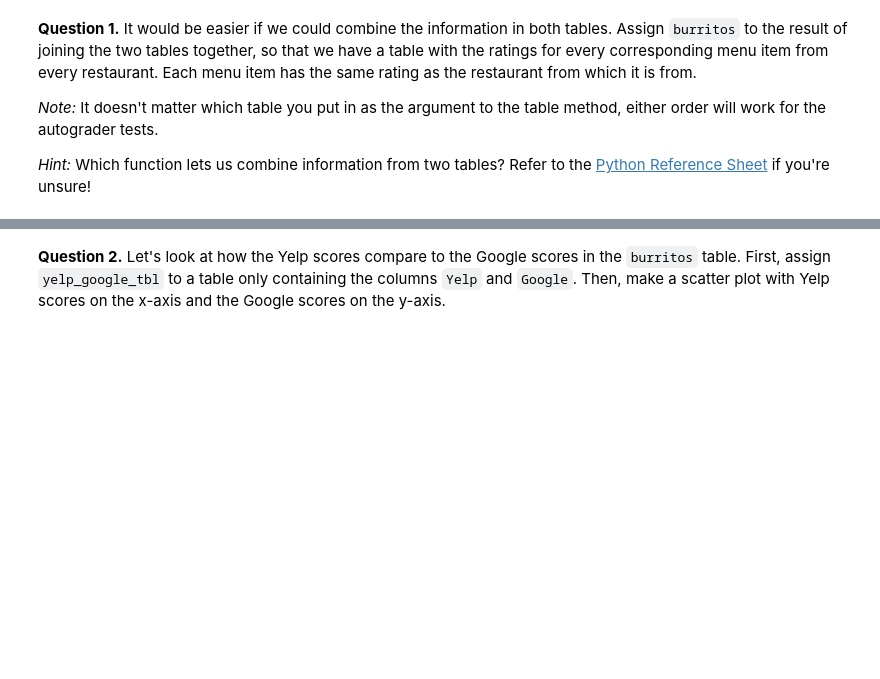
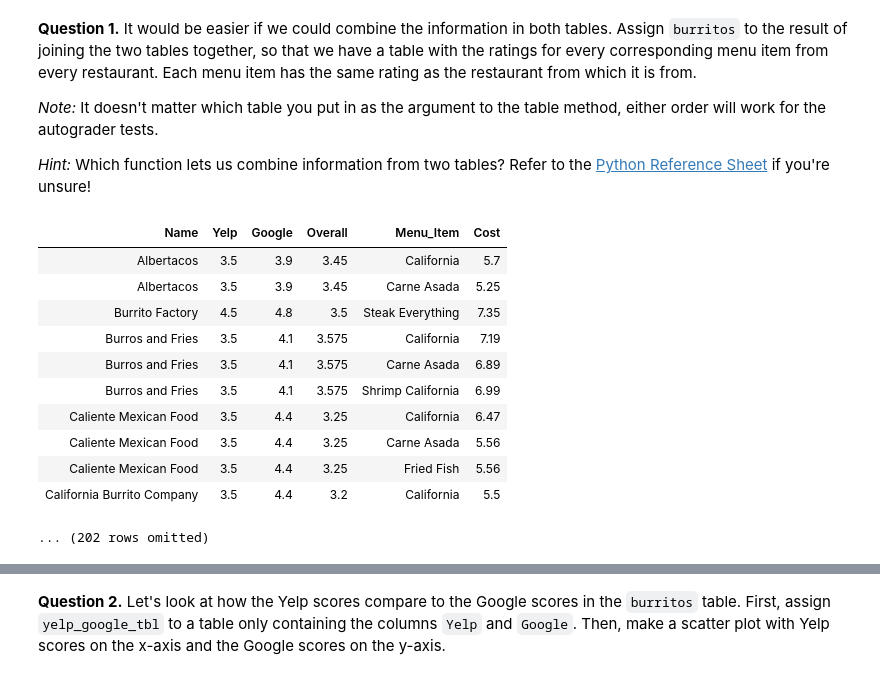
Before and after one commit to loganmroczek/24-Fall-Data1350, a Jupyter notebook: hw04/hw04/hw04.ipynb, the cells around one changed output, grey strips where cells are left out. Drawn from its saved outputs; the diff is of its cells as text; code cells hidden in the pictures; blank space fills up the shorter version.

```diff
--- a/hw04/hw04/hw04.ipynb
+++ b/hw04/hw04/hw04.ipynb
@@ -52,7 +67,20 @@ burritos_types.show(5)
 
 *Hint:* Which function lets us combine information from two tables? Refer to the [Python Reference Sheet](http://data8.org/su24/reference/) if you're unsure!
 # %%
-burritos = ...
+burritos = ratings.join('Name', burritos_types, 'Name')
 burritos.show(10)
+# %% [output]
+| Name | Yelp | Google | Overall | Menu_Item | Cost |
+| Albertacos | 3.5 | 3.9 | 3.45 | California | 5.7 |
+| Albertacos | 3.5 | 3.9 | 3.45 | Carne Asada | 5.25 |
+| Burrito Factory | 4.5 | 4.8 | 3.5 | Steak Everything | 7.35 |
+| Burros and Fries | 3.5 | 4.1 | 3.575 | California | 7.19 |
+| Burros and Fries | 3.5 | 4.1 | 3.575 | Carne Asada | 6.89 |
+| Burros and Fries | 3.5 | 4.1 | 3.575 | Shrimp California | 6.99 |
+| Caliente Mexican Food | 3.5 | 4.4 | 3.25 | California | 6.47 |
+| Caliente Mexican Food | 3.5 | 4.4 | 3.25 | Carne Asada | 5.56 |
+| Caliente Mexican Food | 3.5 | 4.4 | 3.25 | Fried Fish | 5.56 |
+| California Burrito Company | 3.5 | 4.4 | 3.2 | California | 5.5 |
+... (202 rows omitted)
 # %%
 grader.check("q1_1")
```
Also changed, not shown: parts of 8 cells of this notebook, 3 other files.
